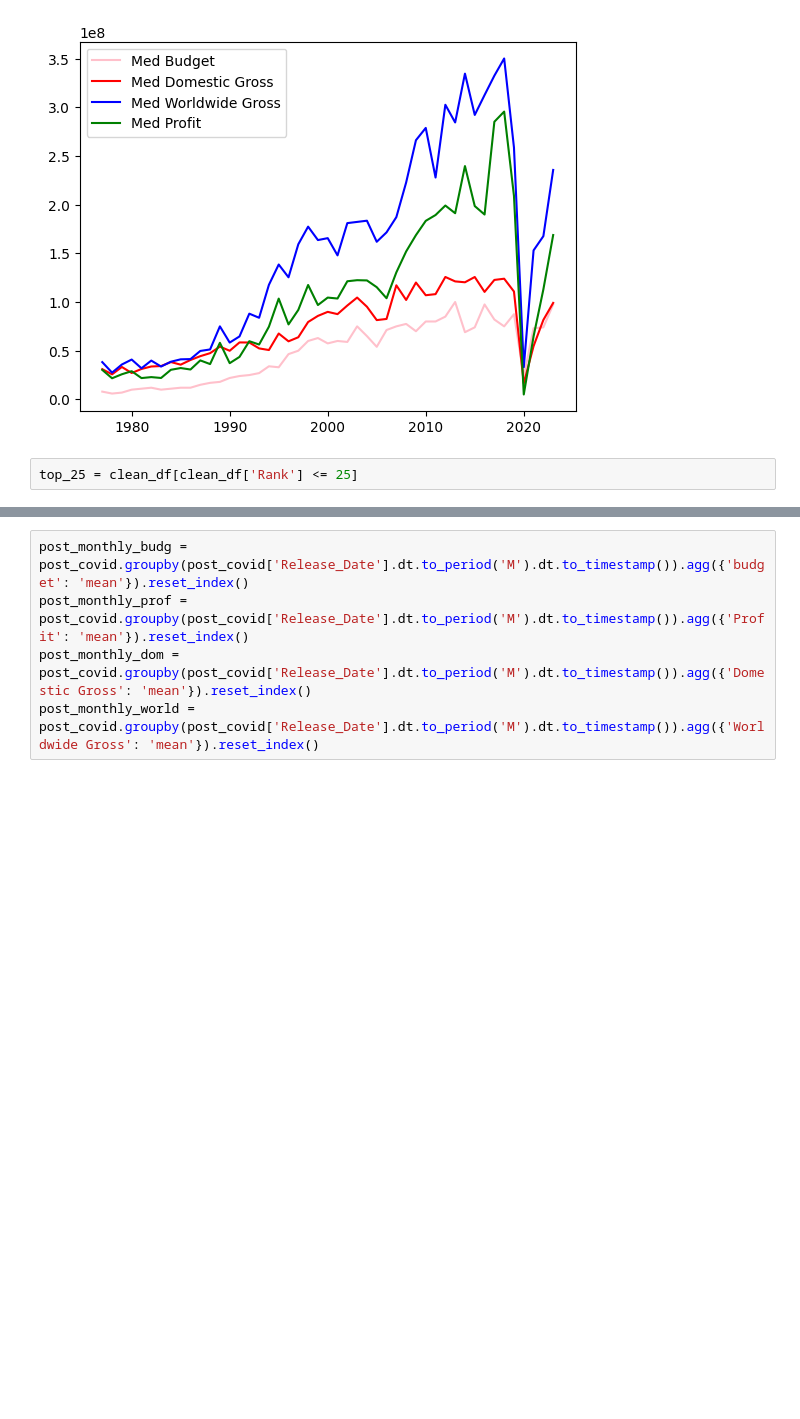
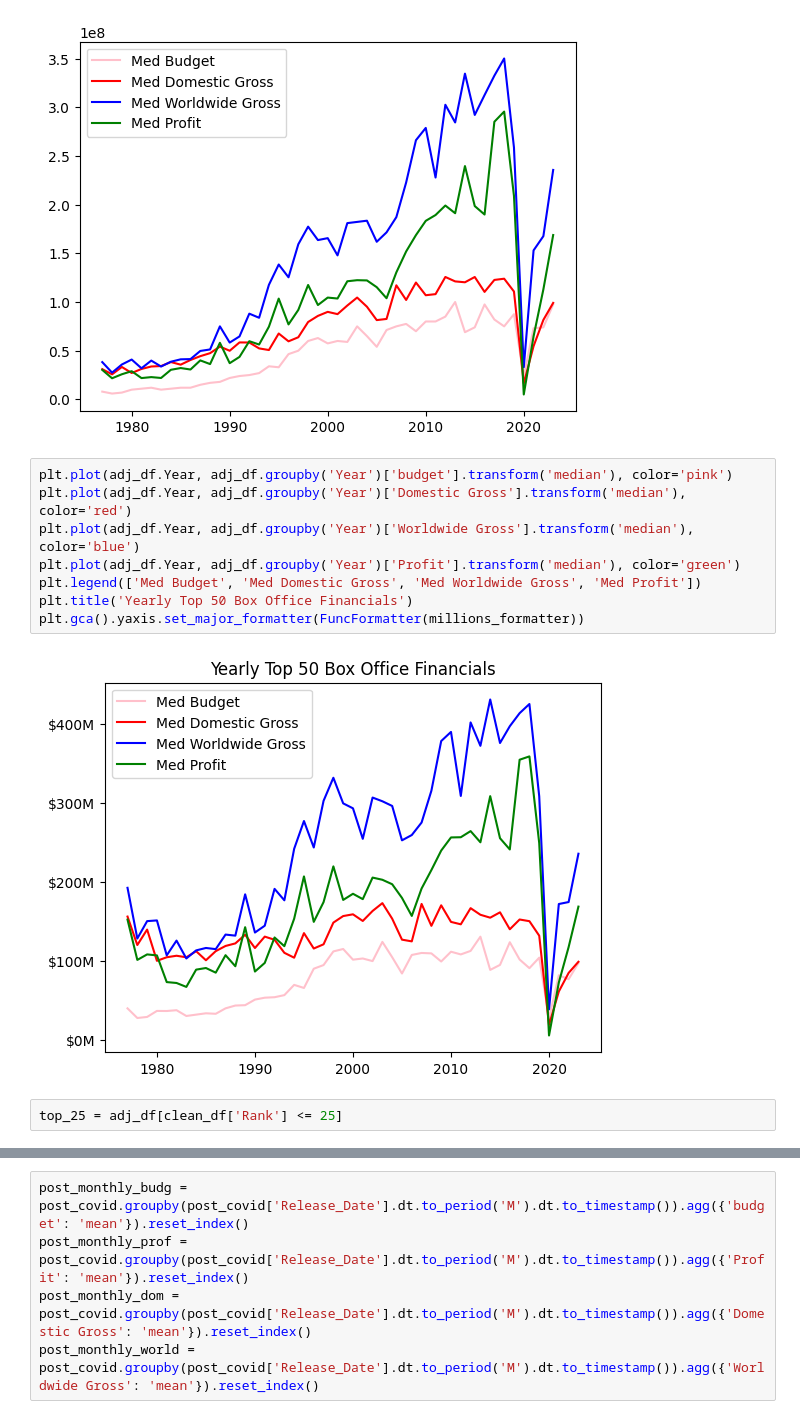
Before and after one commit to hoda-ayad/movie-universe, a Jupyter notebook: movie_budget_extract.ipynb, the cells around one changed output, grey strips where cells are left out. Saved outputs shown, nothing was run; the diff lists cells and outputs as text; blank space fills up the shorter version.

```diff
--- a/movie_budget_extract.ipynb
+++ b/movie_budget_extract.ipynb
@@ -376,8 +410,18 @@ plt.legend(['Med Budget', 'Med Domestic Gross', 'Med Worldwide Gross', 'Med Prof
 # %% [output]
 <matplotlib.legend.Legend at 0x...>
 [figure]
+# %%
+plt.plot(adj_df.Year, adj_df.groupby('Year')['budget'].transform('median'), color='pink')
+plt.plot(adj_df.Year, adj_df.groupby('Year')['Domestic Gross'].transform('median'), color='red')
+plt.plot(adj_df.Year, adj_df.groupby('Year')['Worldwide Gross'].transform('median'), color='blue')
+plt.plot(adj_df.Year, adj_df.groupby('Year')['Profit'].transform('median'), color='green')
+plt.legend(['Med Budget', 'Med Domestic Gross', 'Med Worldwide Gross', 'Med Profit'])
+plt.title('Yearly Top 50 Box Office Financials')
+plt.gca().yaxis.set_major_formatter(FuncFormatter(millions_formatter))
+# %% [output]
+[figure, added]
 # %%
-top_25 = clean_df[clean_df['Rank'] <= 25]
+top_25 = adj_df[clean_df['Rank'] <= 25]
 # %%
 plt.plot(top_25.Year, top_25.groupby('Year')['budget'].transform('median'), color='pink')
 plt.plot(top_25.Year, top_25.groupby('Year')['Domestic Gross'].transform('median'), color='red')
```
Also changed, not shown: parts of 16 cells of this notebook.
